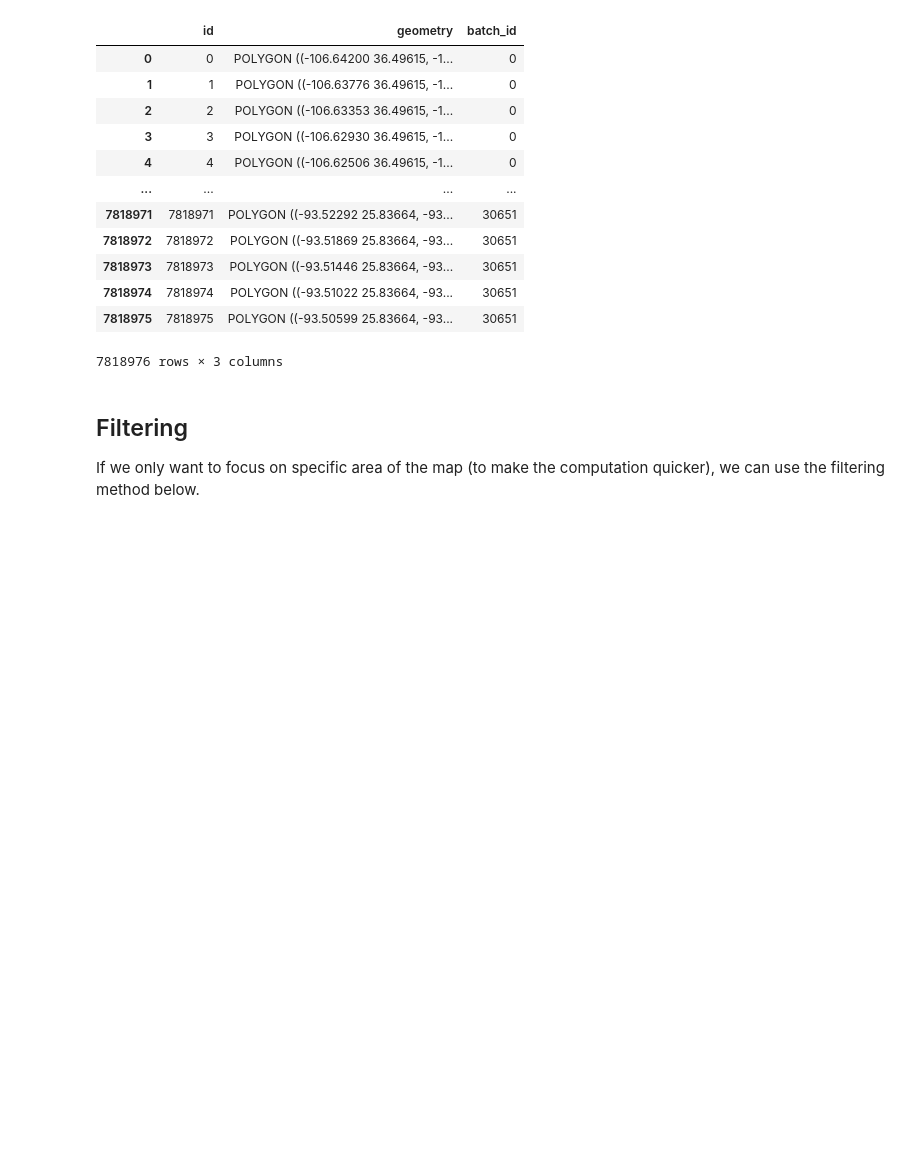
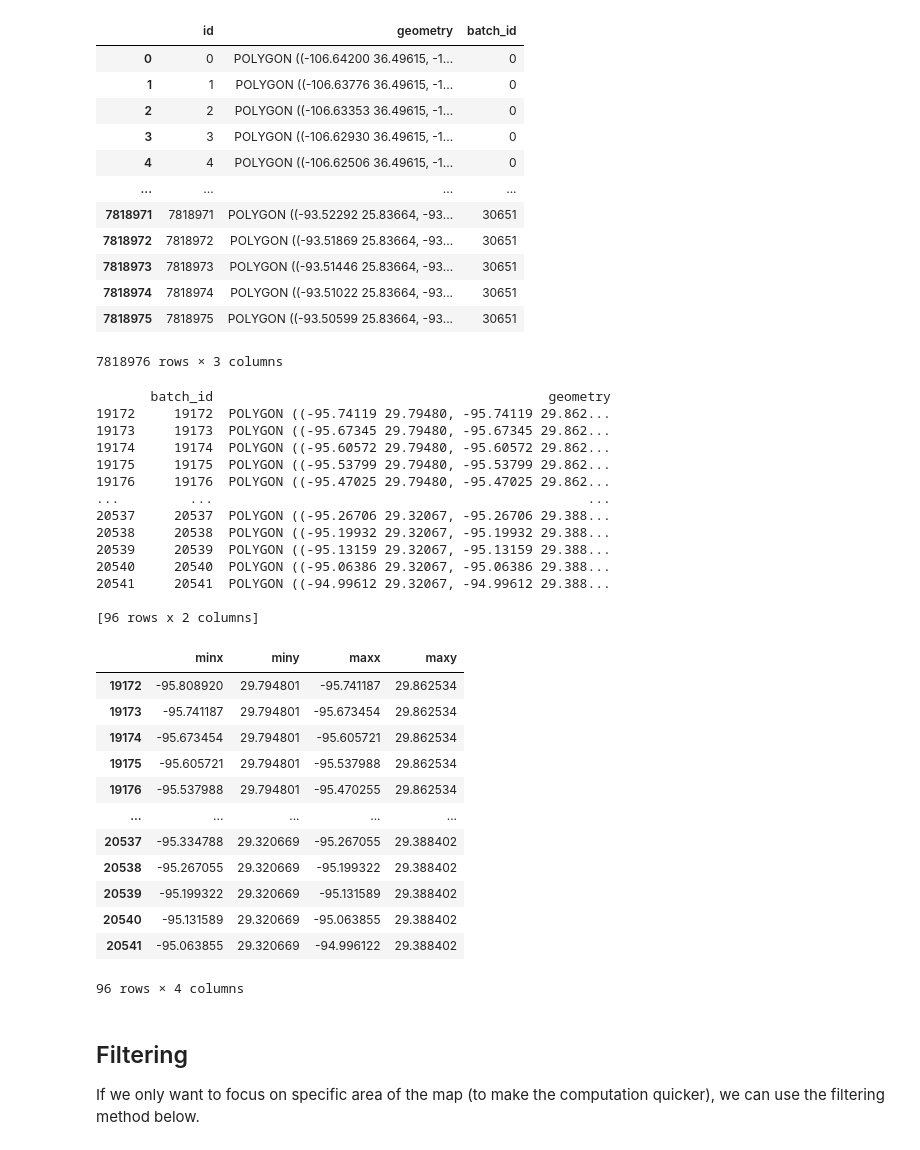
Before and after one commit to victor-radermecker/AdvancedLandCoverAnalytics-Pipeline, a Jupyter notebook: Google_Earth_Engine/dynamic-world-bulk-extraction.ipynb, the cells around one changed output. Saved outputs shown, nothing was run; the diff lists cells and outputs as text; code cells hidden in the pictures; blank space fills up the shorter version.

```diff
--- a/Google_Earth_Engine/dynamic-world-bulk-extraction.ipynb
+++ b/Google_Earth_Engine/dynamic-world-bulk-extraction.ipynb
@@ -73,6 +78,37 @@ fishnet_creator.fishnet
 | 7818974 | 7818974 | POLYGON ((-93.51022 25.83664, -93... | 30651 |
 | 7818975 | 7818975 | POLYGON ((-93.50599 25.83664, -93... | 30651 |
 7818976 rows × 3 columns
+# %%
+print(fishnet_creator.filtered_batches)
+fishnet_creator.filtered_batches["geometry"].bounds
+# %% [output]
+       batch_id                                           geometry
+19172     19172  POLYGON ((-95.74119 29.79480, -95.74119 29.862...
+19173     19173  POLYGON ((-95.67345 29.79480, -95.67345 29.862...
+19174     19174  POLYGON ((-95.60572 29.79480, -95.60572 29.862...
+19175     19175  POLYGON ((-95.53799 29.79480, -95.53799 29.862...
+19176     19176  POLYGON ((-95.47025 29.79480, -95.47025 29.862...
+...         ...                                                ...
+20537     20537  POLYGON ((-95.26706 29.32067, -95.26706 29.388...
+20538     20538  POLYGON ((-95.19932 29.32067, -95.19932 29.388...
+20539     20539  POLYGON ((-95.13159 29.32067, -95.13159 29.388...
+20540     20540  POLYGON ((-95.06386 29.32067, -95.06386 29.388...
+20541     20541  POLYGON ((-94.99612 29.32067, -94.99612 29.388...
+
+[96 rows x 2 columns]
+|  | minx | miny | maxx | maxy |
+| 19172 | -95.808920 | 29.794801 | -95.741187 | 29.862534 |
+| 19173 | -95.741187 | 29.794801 | -95.673454 | 29.862534 |
+| 19174 | -95.673454 | 29.794801 | -95.605721 | 29.862534 |
+| 19175 | -95.605721 | 29.794801 | -95.537988 | 29.862534 |
+| 19176 | -95.537988 | 29.794801 | -95.470255 | 29.862534 |
+| ... | ... | ... | ... | ... |
+| 20537 | -95.334788 | 29.320669 | -95.267055 | 29.388402 |
+| 20538 | -95.267055 | 29.320669 | -95.199322 | 29.388402 |
+| 20539 | -95.199322 | 29.320669 | -95.131589 | 29.388402 |
+| 20540 | -95.131589 | 29.320669 | -95.063855 | 29.388402 |
+| 20541 | -95.063855 | 29.320669 | -94.996122 | 29.388402 |
+96 rows × 4 columns
 # %% [markdown]
 ## Filtering
 
```
Also changed, not shown: parts of 4 cells of this notebook, 3 other files.
